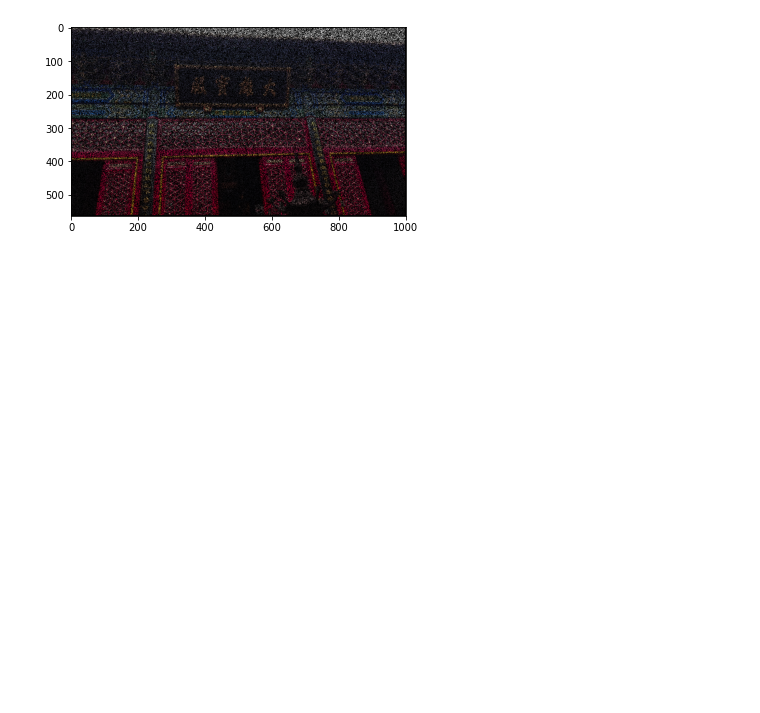
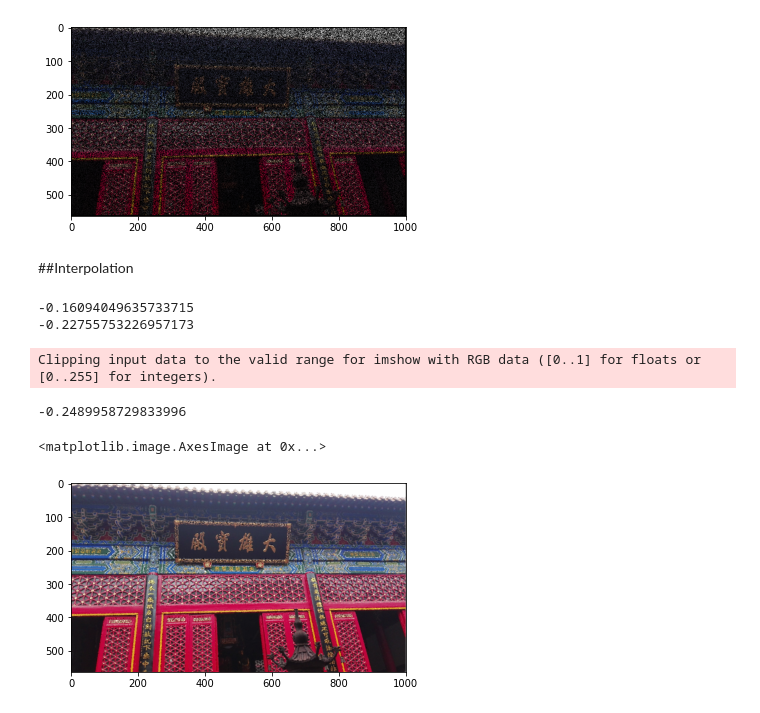
Before and after one commit to Mittra19/Image_Restoration, a Jupyter notebook: Image_Restoration.ipynb, the cells around one changed output. Drawn from its saved outputs; the diff is of its cells as text; code cells hidden in the pictures; blank space fills up the shorter version.

```diff
--- a/Image_Restoration.ipynb
+++ b/Image_Restoration.ipynb
@@ -292,3 +331,17 @@ def extract_image_from_patches(patches, bb, overlap, image):
   plt.imshow(I)
   print(I.shape)
   return I
+# %%
+def Interpolation(img, mask, dims):
+  pos = np.argwhere(mask == 0)
+  N, M = img.shape
+  img_r = img
+  grid_x, grid_y = np.mgrid[0:N, 0:M]
+  grid_z2 = griddata(pos, np.array(img_r[pos[:, 0], pos[:, 1]]), (grid_x, grid_y), method='cubic')
+  #plt.imshow(grid_z2, origin='lower', cmap='gray')
+  nan_pos = np.argwhere(np.isnan(grid_z2) == 1)
+  grid_z2[nan_pos[:, 0], nan_pos[:, 1]] = 0.5
+  print(np.min(grid_z2))
+  #plt.title('Cubic')
+  #plt.show()
+  return grid_z2
@@ -366,0 +420,15 @@ def OMP_Inpainting(D, X, Mask, sigma, rc_min, n_nonzero_coeff):
+# %% [markdown]
+##Interpolation
+# %%
+out = np.zeros((image.shape[0], image.shape[1], dims))
+for i in range(dims):
+  IMin0 = image[:, :, i]
+  out[:, :, i] = Interpolation(IMin0, mask, dims)
+plt.imshow(out)
+# %% [output]
+-0.16094049635733715
+-0.22755753226957173
+Clipping input data to the valid range for imshow with RGB data ([0..1] for floats or [0..255] for integers).
+-0.2489958729833996
+<matplotlib.image.AxesImage at 0x...>
+[figure, added]
```
Also changed, not shown: parts of 9 cells of this notebook.
